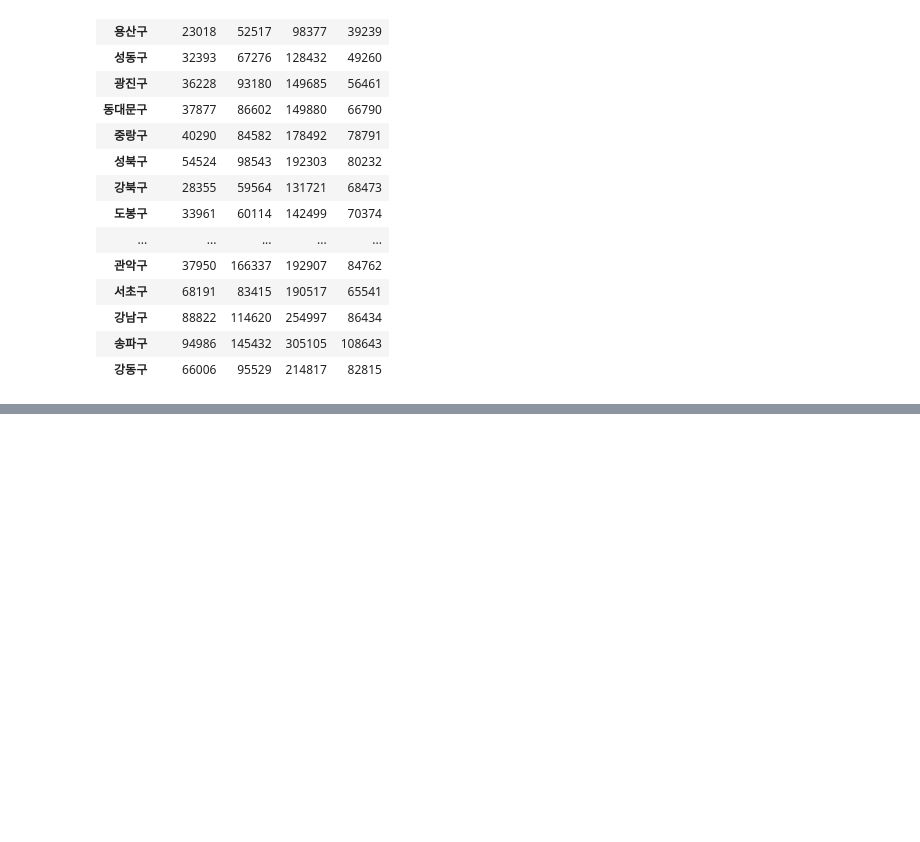
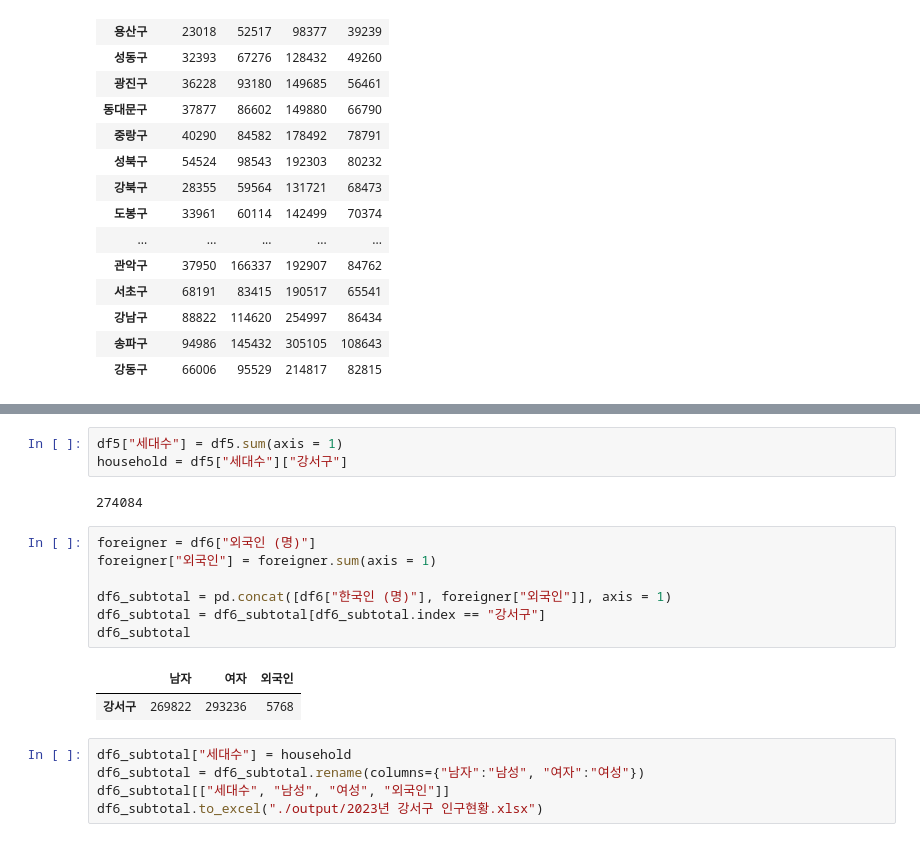
Before and after one commit to LeeShawnhun/Gangseo_Bigdata_Contest, a Jupyter notebook: 강서구청 빅데이터 공모전.ipynb, the cells around one changed output, grey strips where cells are left out. Cells and saved outputs as stored; diff of their text form; blank space fills up the shorter version.

```diff
--- a/강서구청 빅데이터 공모전.ipynb
+++ b/강서구청 빅데이터 공모전.ipynb
@@ -324,0 +387,20 @@ df4_Gen
+# %%
+df5["세대수"] = df5.sum(axis = 1)
+household = df5["세대수"]["강서구"]
+# %% [output]
+274084
+# %%
+foreigner = df6["외국인 (명)"]
+foreigner["외국인"] = foreigner.sum(axis = 1)
+
+df6_subtotal = pd.concat([df6["한국인 (명)"], foreigner["외국인"]], axis = 1)
+df6_subtotal = df6_subtotal[df6_subtotal.index == "강서구"]
+df6_subtotal
+# %% [output]
+|  | 남자 | 여자 | 외국인 |
+| 강서구 | 269822 | 293236 | 5768 |
+# %%
+df6_subtotal["세대수"] = household
+df6_subtotal = df6_subtotal.rename(columns={"남자":"남성", "여자":"여성"})
+df6_subtotal[["세대수", "남성", "여성", "외국인"]]
+df6_subtotal.to_excel("./output/2023년 강서구 인구현황.xlsx")
```
Also changed, not shown: parts of 6 cells of this notebook, 3 other files.
